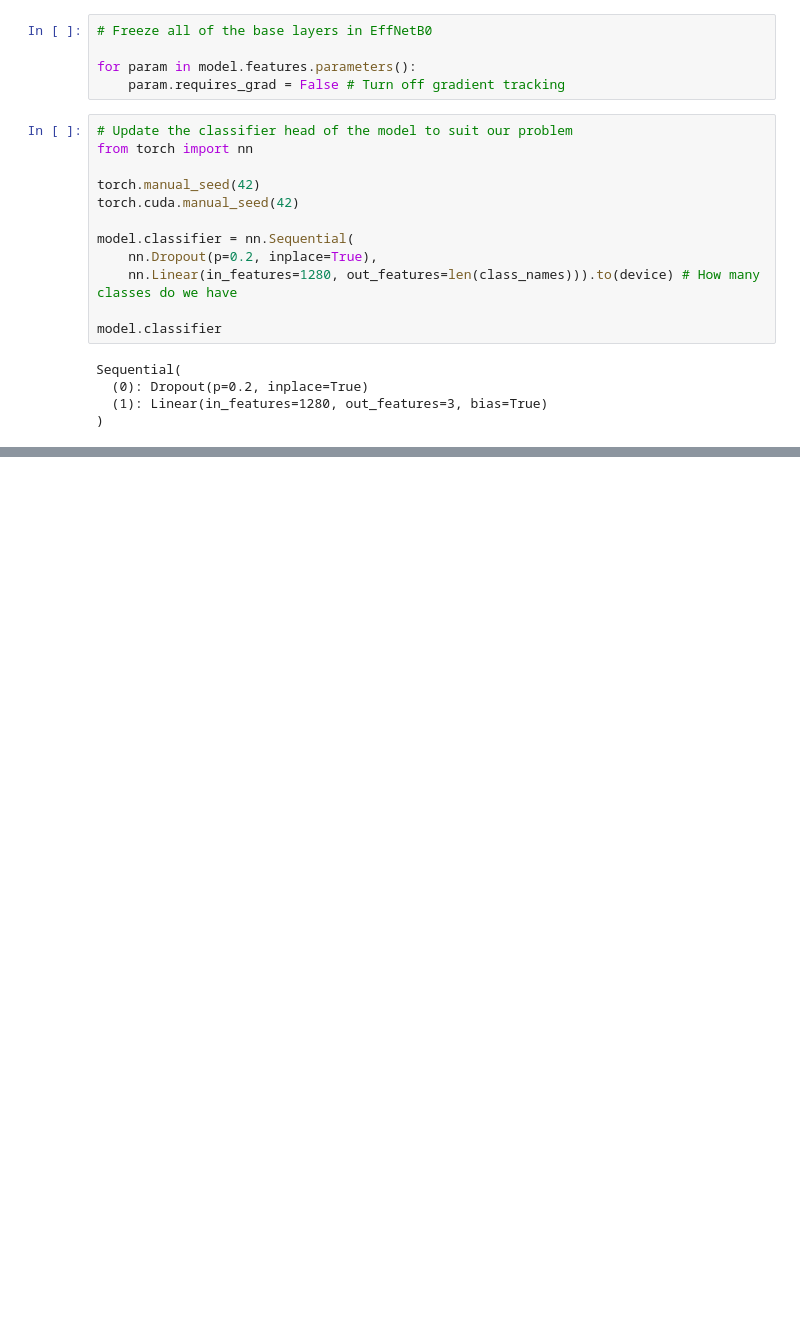
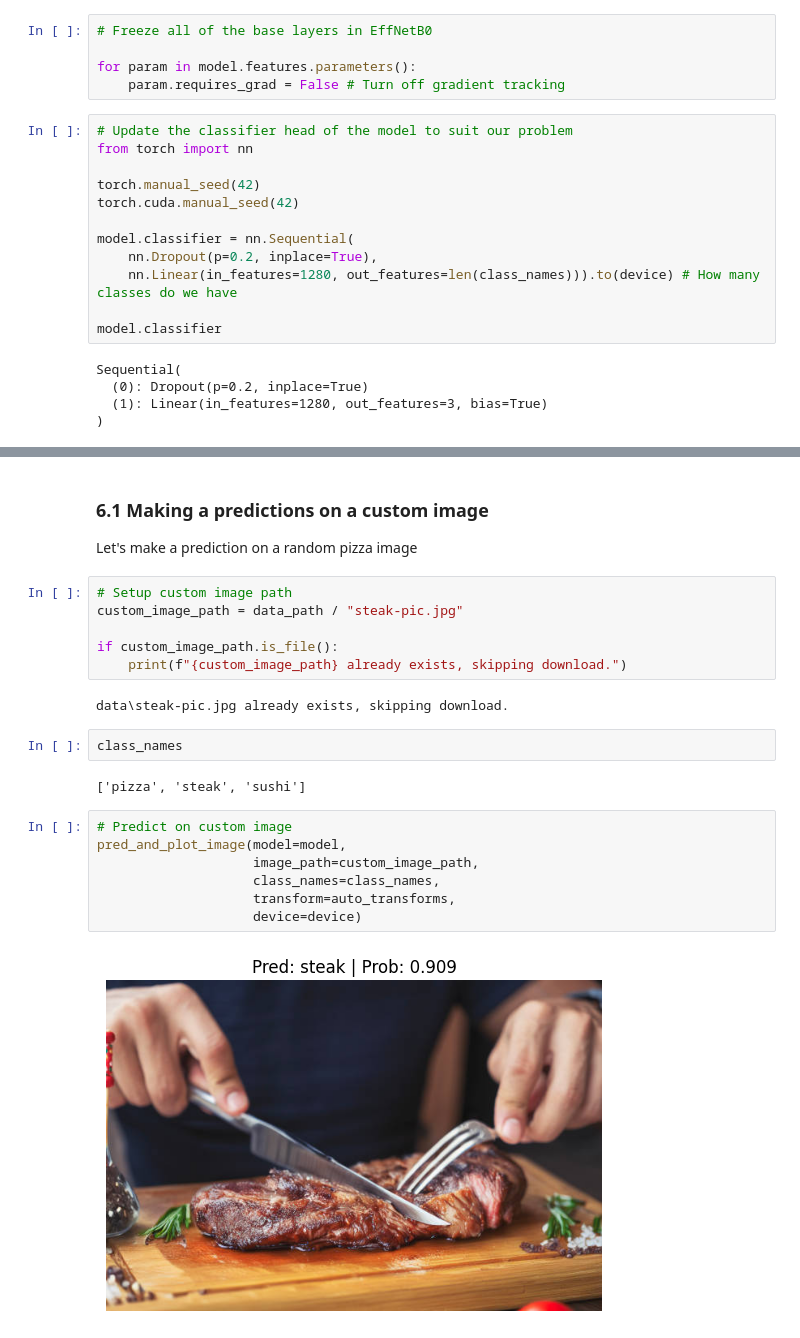
Before and after one commit to lamnhuthoa/pytorch-for-deep-learning, a Jupyter notebook: 06_pytorch_transfer_learning/06_pytorch_transfer_learning.ipynb, the cells around one changed output, grey strips where cells are left out. Saved outputs shown, nothing was run; the diff lists cells and outputs as text; blank space fills up the shorter version.

```diff
--- a/06_pytorch_transfer_learning/06_pytorch_transfer_learning.ipynb
+++ b/06_pytorch_transfer_learning/06_pytorch_transfer_learning.ipynb
@@ -370,0 +545,25 @@ Estimated Total Size (MB): 124.53
+# %% [markdown]
+### 6.1 Making a predictions on a custom image
+
+Let's make a prediction on a random pizza image
+# %%
+# Setup custom image path
+custom_image_path = data_path / "steak-pic.jpg"
+
+if custom_image_path.is_file():
+    print(f"{custom_image_path} already exists, skipping download.")
+# %% [output]
+data\steak-pic.jpg already exists, skipping download.
+# %%
+class_names
+# %% [output]
+['pizza', 'steak', 'sushi']
+# %%
+# Predict on custom image
+pred_and_plot_image(model=model,
+                    image_path=custom_image_path,
+                    class_names=class_names,
+                    transform=auto_transforms,
+                    device=device)
+# %% [output]
+[figure, added]
```
Also changed, not shown: parts of 11 cells of this notebook, 4 other files.
